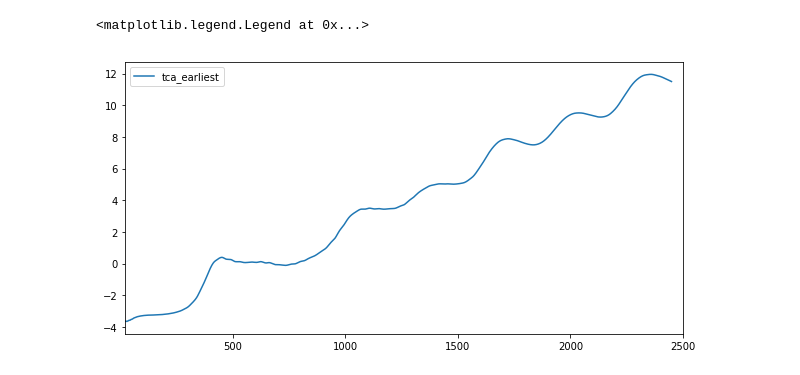
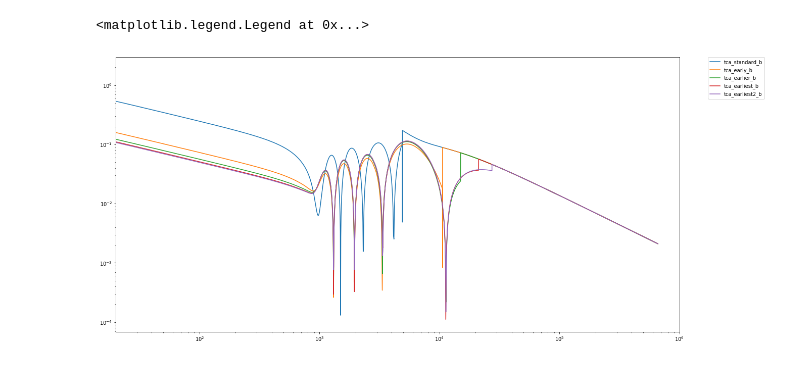
Before and after one commit to MarkMos/class_markmos, a Jupyter notebook: notebooks/Markus_tight_coupling.ipynb, the cells around one changed output. Drawn from its saved outputs; the diff is of its cells as text; code cells hidden in the pictures.

```diff
--- a/notebooks/Markus_tight_coupling.ipynb
+++ b/notebooks/Markus_tight_coupling.ipynb
@@ -122,15 +110,0 @@ ax.legend()
-# %%
-fig = plt.figure(1, figsize = (10,5))
-ax = fig.add_subplot(111)
-clref = cosmo['ref'].lensed_cl(2500)
-TTref = clref['tt']
-for M in models:
-    if M != 'ref':
-        cl = cosmo[M].lensed_cl(2500)
-        l = cl['ell']
-        lhack = 0.98*l
-        TT = cl['tt']
-        TTi = interp1d(lhack,TT)
-        ax.plot(l[0:2450],100*(TTi(l[0:2450])-TTref[0:2450])/TTref[0:2450], label=M)
-ax.set_xlim(20,2.5e3)
-plt.legend()
@@ -140,16 +111,24 @@ plt.legend()
-# %%
-fig = plt.figure(1, figsize = (10,5))
-ax = fig.add_subplot(111)
-clref = cosmo['ref'].lensed_cl(2500)
-TTref = clref['tt']
-cl = cosmo['tca_earliest'].lensed_cl(2500)
-l = cl['ell']
-lhack = 0.98*l
-TT = cl['tt']
-TTi = interp1d(lhack,TT)
-ax.plot(l[0:2450],100*(TTi(l[0:2450])-TTref[0:2450])/TTref[0:2450], label=M)
-ax.set_xlim(20,2.5e3)
-plt.legend()
-# %% [output]
-<matplotlib.legend.Legend at 0x...>
-[figure, removed]
+# %%
+all_k ={}
+one_k ={}
+for M in models:
+    all_k[M] = cosmo[M].get_perturbations()
+    one_k[M] = all_k[M]['scalar'][0]
+# %%
+plt.figure(figsize = (20,10))
+for M in models:
+    tau = one_k[M]['tau [Mpc]']
+    a = one_k[M]['a']
+    z = 1/a -1
+    theta_b = abs(one_k[M]['theta_b'])
+    #theta_g = abs(one_k[M]['theta_g'])
+    plt.loglog(z,theta_b,label=M + '_b')
+    #plt.loglog(a,theta_g,label=M + '_g')
+    #if M != 'ref':
+    #    theta_idm = abs(one_k[M]['theta_bidm'])
+    #    plt.loglog(z,theta_idm,label=M + '_idm')
+plt.xlim([20,1e6])
+plt.legend(bbox_to_anchor=(1.05, 1), loc=2, borderaxespad=0.)
+# %% [output]
+<matplotlib.legend.Legend at 0x...>
+[figure, added]
```
Also changed, not shown: parts of 6 cells of this notebook, 8 other files.
